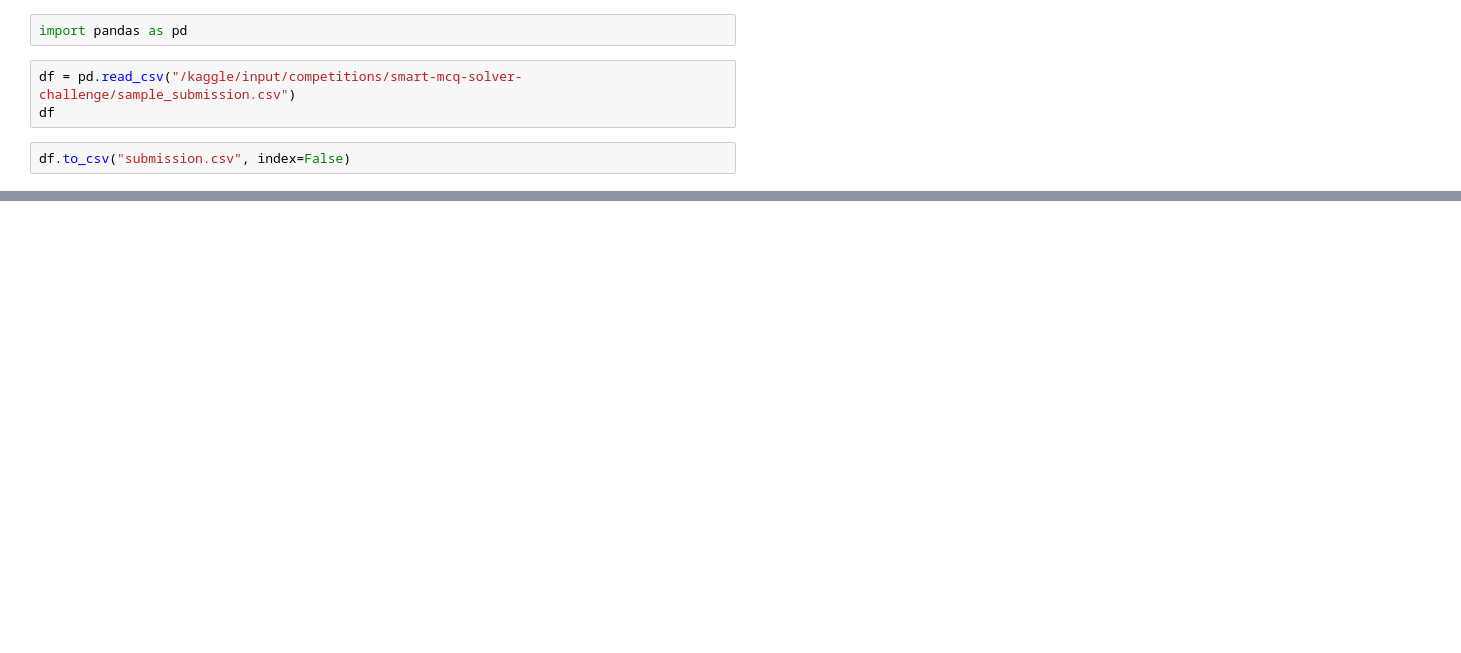
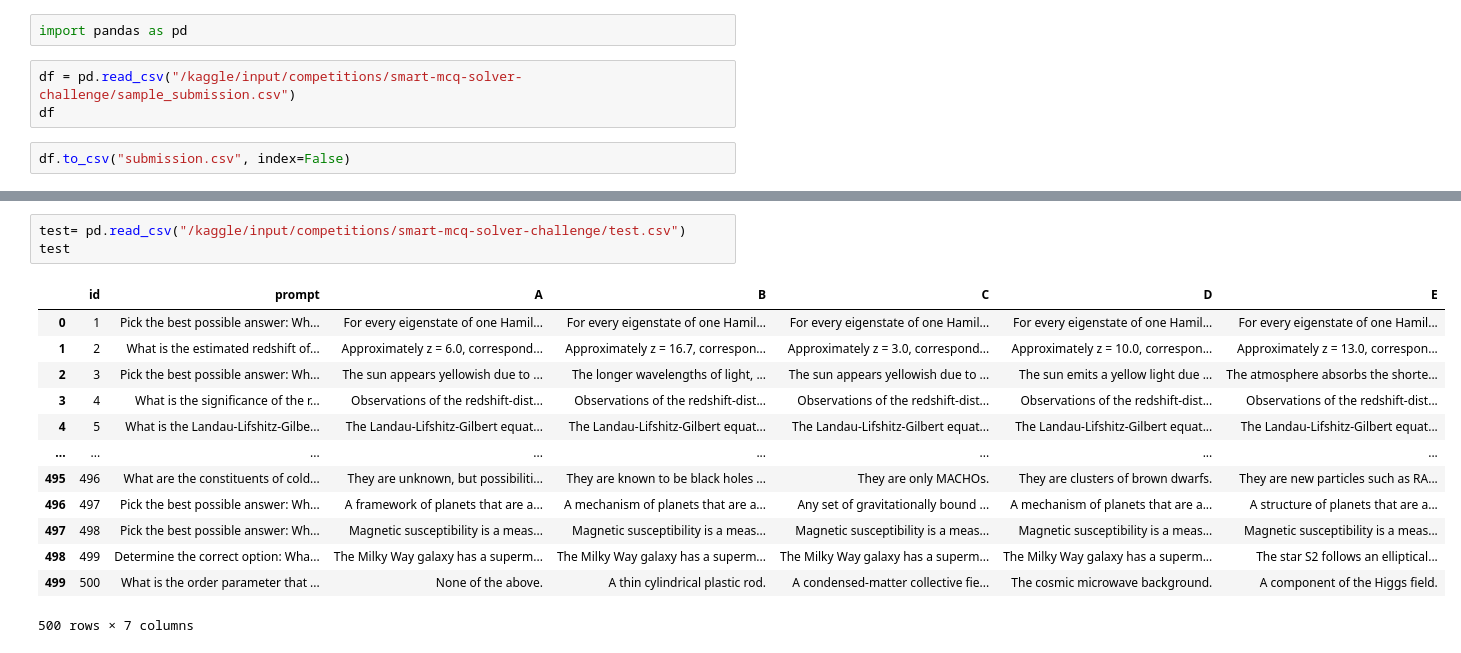
Before and after one commit to 22f3002567/dl-genai-project-26-t2, a Jupyter notebook: DL-22f3002567-notebook-t22026.ipynb, the cells around one changed output, grey strips where cells are left out. Cells and saved outputs as stored; diff of their text form; blank space fills up the shorter version.

```diff
--- a/DL-22f3002567-notebook-t22026.ipynb
+++ b/DL-22f3002567-notebook-t22026.ipynb
@@ -31,0 +53,17 @@ df.to_csv("submission.csv", index=False)
+# %%
+test= pd.read_csv("/kaggle/input/competitions/smart-mcq-solver-challenge/test.csv")
+test
+# %% [output]
+|  | id | prompt | A | B | C | D | E |
+| 0 | 1 | Pick the best possible answer: Wh... | For every eigenstate of one Hamil... | For every eigenstate of one Hamil... | For every eigenstate of one Hamil... | For every eigenstate of one Hamil... | For every eigenstate of one Hamil... |
+| 1 | 2 | What is the estimated redshift of... | Approximately z = 6.0, correspond... | Approximately z = 16.7, correspon... | Approximately z = 3.0, correspond... | Approximately z = 10.0, correspon... | Approximately z = 13.0, correspon... |
+| 2 | 3 | Pick the best possible answer: Wh... | The sun appears yellowish due to ... | The longer wavelengths of light, ... | The sun appears yellowish due to ... | The sun emits a yellow light due ... | The atmosphere absorbs the shorte... |
+| 3 | 4 | What is the significance of the r... | Observations of the redshift-dist... | Observations of the redshift-dist... | Observations of the redshift-dist... | Observations of the redshift-dist... | Observations of the redshift-dist... |
+| 4 | 5 | What is the Landau-Lifshitz-Gilbe... | The Landau-Lifshitz-Gilbert equat... | The Landau-Lifshitz-Gilbert equat... | The Landau-Lifshitz-Gilbert equat... | The Landau-Lifshitz-Gilbert equat... | The Landau-Lifshitz-Gilbert equat... |
+| ... | ... | ... | ... | ... | ... | ... | ... |
+| 495 | 496 | What are the constituents of cold... | They are unknown, but possibiliti... | They are known to be black holes ... | They are only MACHOs. | They are clusters of brown dwarfs. | They are new particles such as RA... |
+| 496 | 497 | Pick the best possible answer: Wh... | A framework of planets that are a... | A mechanism of planets that are a... | Any set of gravitationally bound ... | A mechanism of planets that are a... | A structure of planets that are a... |
+| 497 | 498 | Pick the best possible answer: Wh... | Magnetic susceptibility is a meas... | Magnetic susceptibility is a meas... | Magnetic susceptibility is a meas... | Magnetic susceptibility is a meas... | Magnetic susceptibility is a meas... |
+| 498 | 499 | Determine the correct option: Wha... | The Milky Way galaxy has a superm... | The Milky Way galaxy has a superm... | The Milky Way galaxy has a superm... | The Milky Way galaxy has a superm... | The star S2 follows an elliptical... |
+| 499 | 500 | What is the order parameter that ... | None of the above. | A thin cylindrical plastic rod. | A condensed-matter collective fie... | The cosmic microwave background. | A component of the Higgs field. |
+500 rows × 7 columns
```
Also changed, not shown: parts of 42 cells of this notebook.
